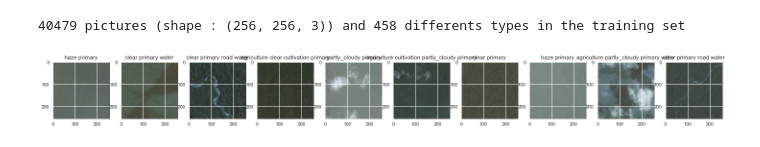
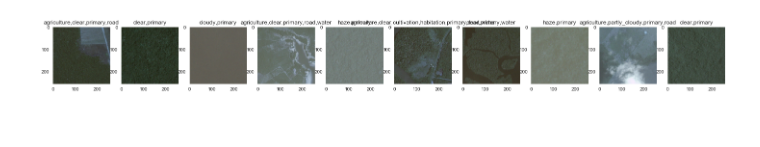
Before and after one commit to alexattia/Data-Science-Projects, a Jupyter notebook: KaggleAmazon/Understanding the Amazon from Space.ipynb, the cells around one changed output. Cells and saved outputs as stored; diff of their text form; code cells hidden in the pictures.

Commit message:
New DataViz

```diff
--- a/KaggleAmazon/Understanding the Amazon from Space.ipynb
+++ b/KaggleAmazon/Understanding the Amazon from Space.ipynb
@@ -18,12 +19,14 @@ df = pd.DataFrame.from_csv('./train.csv')
+# %%
+df = pd.DataFrame.from_csv('./train.csv')
+df.tags = df.tags.apply(lambda x:x.split(' '))
+df = pd.concat([df, df.tags.apply(pd.Series)], axis=1)
 # %%
 all_pictures = glob.glob('./train-jpg/*.jpg')
-print('{} pictures (shape : {}) and {} differents types in the training set'.format(
-                        len(all_pictures), cv2.imread(all_pictures[0]).shape, len(df.tags.unique())))
 f, ax = plt.subplots(ncols=10, figsize=(25,30))
 for i, k in enumerate(np.random.randint(len(df), size=10)):
     img = cv2.imread('./train-jpg/{}.jpg'.format(df.index[k]))
     ax[i].imshow(img)
-    ax[i].set_title(df.iloc[k]["tags"])
+    ax[i].set_title(','.join(df.iloc[k]["tags"]))
+    ax[i].grid(False)
 # %% [output]
-40479 pictures (shape : (256, 256, 3)) and 458 differents types in the training set
-[figure, old version]
+[figure, new version]
```
Also changed, not shown: parts of 13 cells of this notebook.
